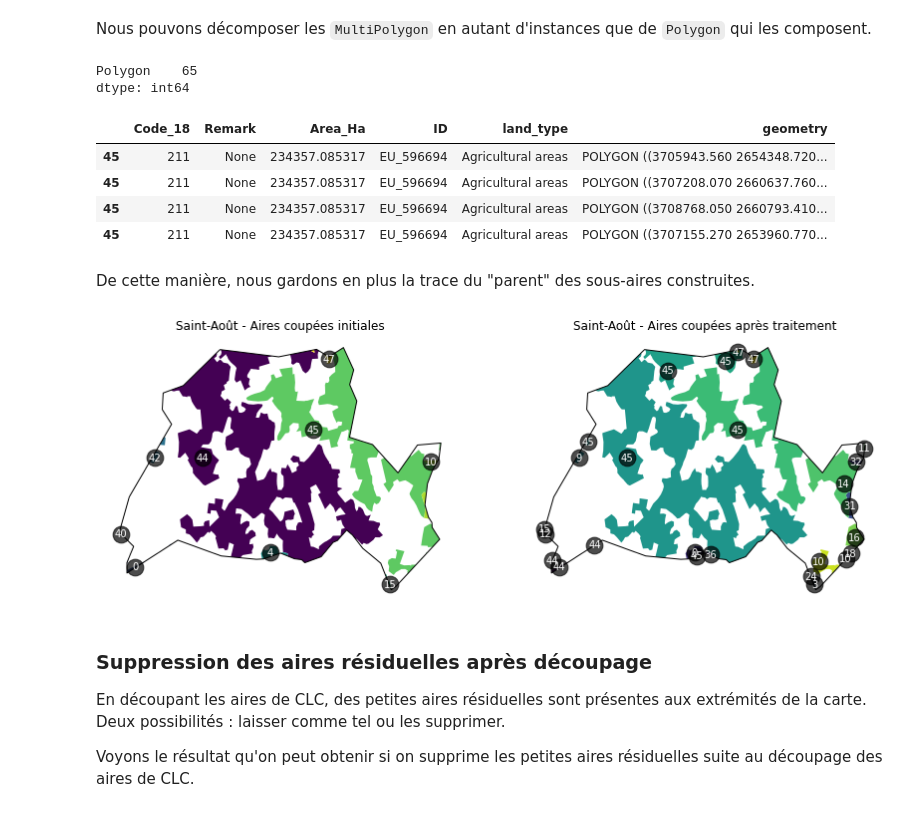
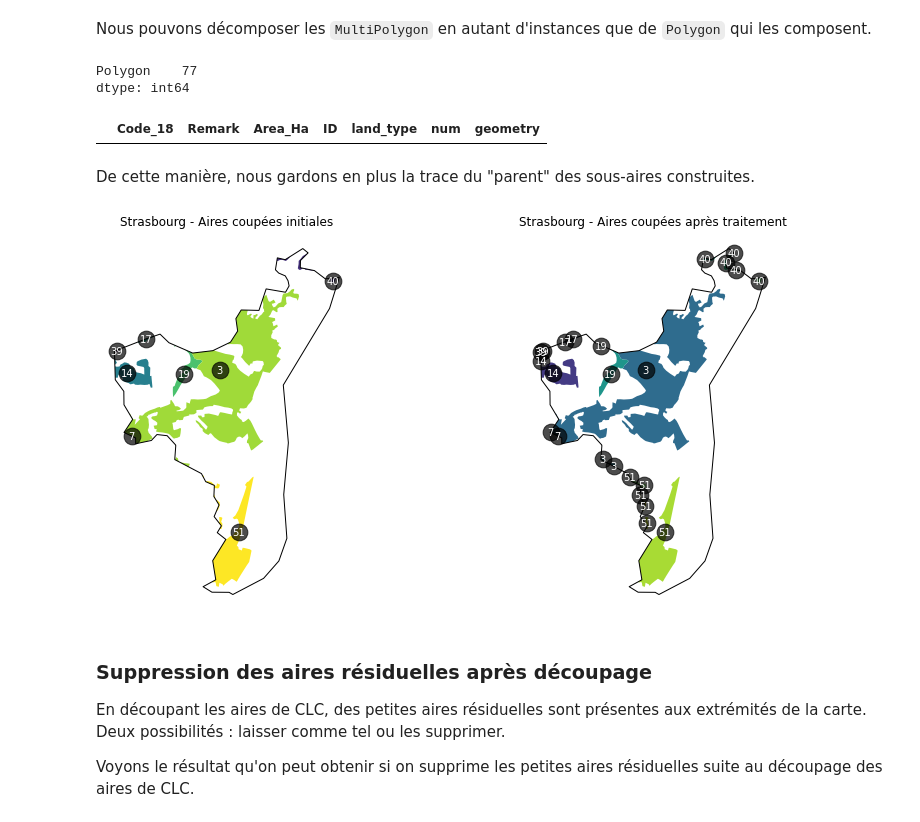
Before and after one commit to massimovenuti/clc-graph-deep-learning, a Jupyter notebook: notebooks/communes_data.ipynb, the cells around one changed output. Drawn from its saved outputs; the diff is of its cells as text; code cells hidden in the pictures.

```diff
--- a/notebooks/communes_data.ipynb
+++ b/notebooks/communes_data.ipynb
@@ -163,7 +133,7 @@ clc_path = "../data/raw_data/clc/u2018_clc2018_v2020_20u1_geoPackage/DATA/U2018_
 # %%
 legend = pd.read_csv("../data/raw_data/clc/u2018_clc2018_v2020_20u1_geoPackage/Legend/clc_legend.csv")
 # %%
-commune = communes_selected.iloc[0]
+commune = communes_gdf[communes_gdf['COMM_NAME'] == 'Strasbourg']
 commune_clc = gpd.read_file(clc_path, mask=commune["geometry"])
 commune_clc["land_type"] = commune_clc["Code_18"].map(lambda x: legend[legend["CLC_CODE"] == int(x)]["LABEL1"].iloc[0])
 
@@ -196,6 +166,8 @@ plt.show()
 ### Redéfinition des aires coupées
 
 Le découpage des aires de CLC peut en séparer certaines en plusieurs parties distinctes. On souhaite alors les décomposer en instances séparées.
+# %%
+commune_clc_cropped['num'] = commune_clc_cropped['ID'].astype('category').cat.codes
 # %%
 multipolygons = commune_clc_cropped[commune_clc_cropped["geometry"].geom_type == "MultiPolygon"]
 multipolygons.head()
@@ -213,16 +185,12 @@ commune_clc_exp = commune_clc_cropped.explode(index_parts=False)
 # %%
 commune_clc_exp["geometry"].geom_type.value_counts()
 # %% [output]
-Polygon    65
+Polygon    77
 dtype: int64
 # %%
 commune_clc_exp[commune_clc_exp["ID"] == "EU_596694"]
 # %% [output]
-|  | Code_18 | Remark | Area_Ha | ID | land_type | geometry |
-| 45 | 211 | None | 234357.085317 | EU_596694 | Agricultural areas | POLYGON ((3705943.560 2654348.720... |
-| 45 | 211 | None | 234357.085317 | EU_596694 | Agricultural areas | POLYGON ((3707208.070 2660637.760... |
-| 45 | 211 | None | 234357.085317 | EU_596694 | Agricultural areas | POLYGON ((3708768.050 2660793.410... |
-| 45 | 211 | None | 234357.085317 | EU_596694 | Agricultural areas | POLYGON ((3707155.270 2653960.770... |
+|  | Code_18 | Remark | Area_Ha | ID | land_type | num | geometry |
 # %% [markdown]
 De cette manière, nous gardons en plus la trace du "parent" des sous-aires construites.
 # %%
@@ -239,26 +207,26 @@ def plot_map_num(gdf, ax):
 
     gdf.representative_point().plot(ax=ax, alpha=0.7, color="black", markersize=280)
 
-    for idx, row in gdf.iterrows():
-        plt.annotate(idx, xy=row['coords'], horizontalalignment='center', verticalalignment='center', color="white")
+    for _, row in gdf.iterrows():
+        plt.annotate(row['num'], xy=row['coords'], horizontalalignment='center', verticalalignment='center', color="white")
 
     ax.set_axis_off()
 # %%
 plt.figure(figsize=(14, 7))
 
 ax = plt.subplot(121)
 exterior.plot(ax=ax, color="black", linewidth=1)
 plot_map_num(multipolygons, ax)
-plt.title(f"{commune['COMM_NAME']} - Aires coupées initiales")
+plt.title(f"{commune['COMM_NAME'].iloc[0]} - Aires coupées initiales")
 
 ax = plt.subplot(122)
 exterior.plot(ax=ax, color="black", linewidth=1)
 plot_map_num(new_polygons, ax)
-plt.title(f"{commune['COMM_NAME']} - Aires coupées après traitement")
+plt.title(f"{commune['COMM_NAME'].iloc[0]} - Aires coupées après traitement")
 
 plt.show()
 # %% [output]
-[figure, old version]
+[figure, new version]
 # %% [markdown]
 ### Suppression des aires résiduelles après découpage
 
```
Also changed, not shown: parts of 15 cells of this notebook, 54 other files.
